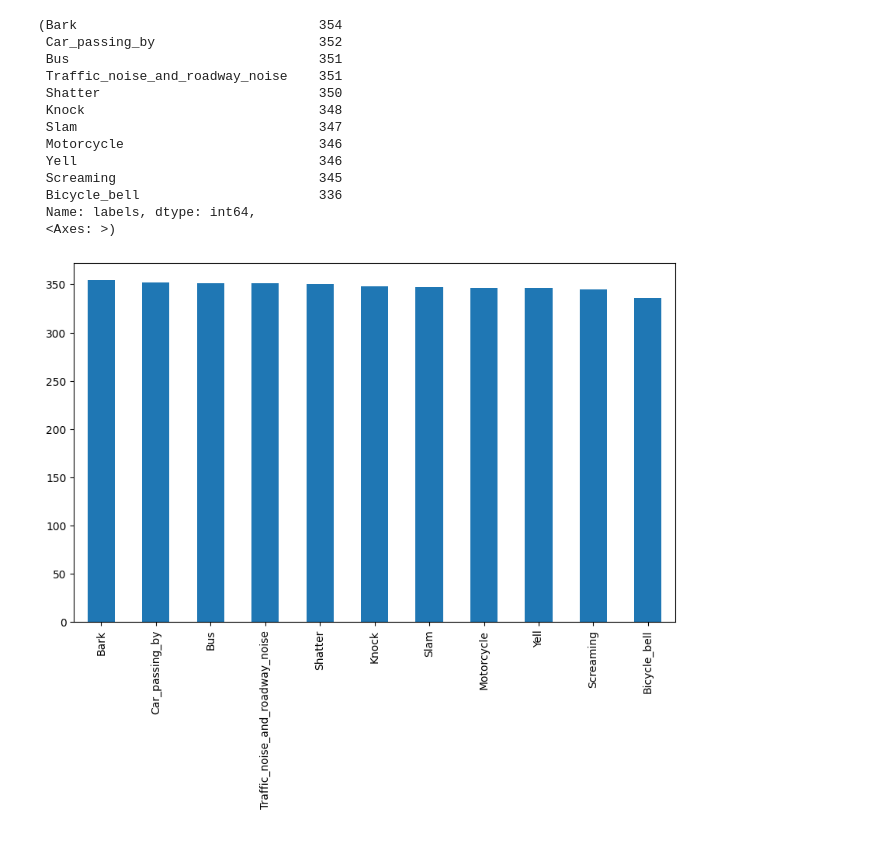
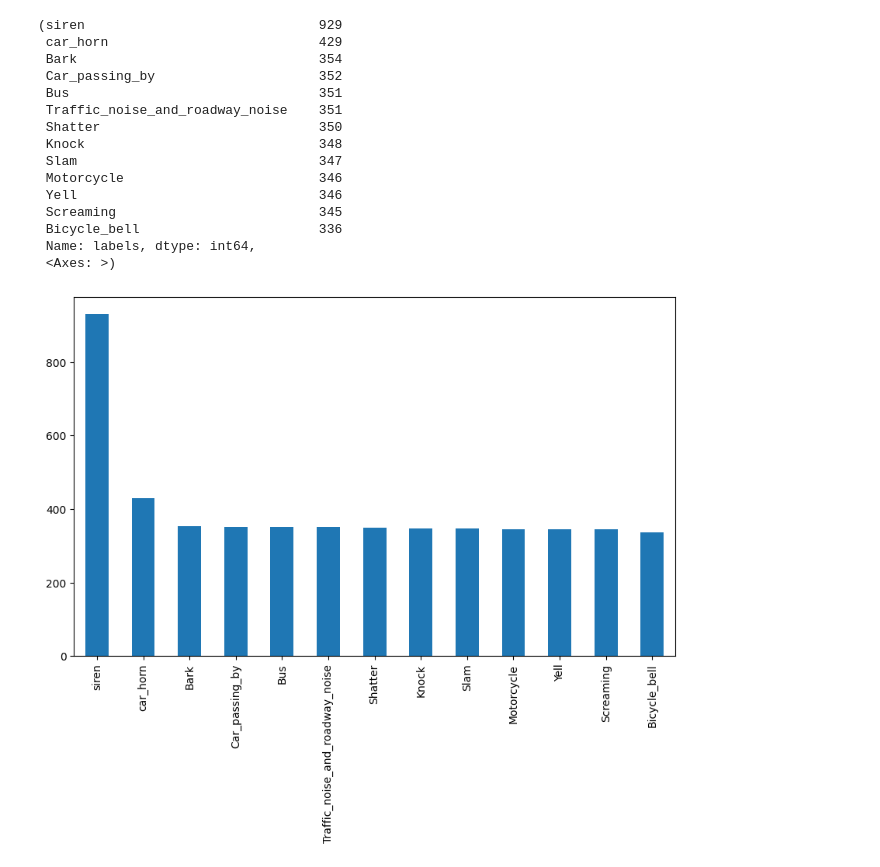
Before and after one commit to Hong-savin/DUNE, a Jupyter notebook: @AI/Sound Classification2/freesound-audio-tagging-2019/AI2.ipynb, the cells around one changed output. Drawn from its saved outputs; the diff is of its cells as text; code cells hidden in the pictures.

```diff
--- a/@AI/Sound Classification2/freesound-audio-tagging-2019/AI2.ipynb
+++ b/@AI/Sound Classification2/freesound-audio-tagging-2019/AI2.ipynb
@@ -5,10 +5,12 @@ from sklearn.preprocessing import MultiLabelBinarizer
 # Load the CSV files
 df_curated = pd.read_csv('train_curated.csv')
 df_noisy = pd.read_csv('train_noisy.csv')
-
+df_siren = pd.read_csv('siren.csv')
+df_carhorn = pd.read_csv('car_horn.csv')
 # Paths to the audio files
 audio_path_curated = '/Users/owo/HOUSE/@DUNE/@AI/Sound Classification2/freesound-audio-tagging-2019/train_curated'
 audio_path_noisy = '/Users/owo/HOUSE/@DUNE/@AI/Sound Classification2/freesound-audio-tagging-2019/train_noisy'
 
 # Concatenate the DataFrames
-df = pd.concat([df_curated, df_noisy], ignore_index=True)
+df = pd.concat([df_curated,df_noisy,df_siren,df_carhorn], ignore_index=True)
+df
@@ -35,9 +51,9 @@ df_curated = drop_unloadable_files(df_curated, audio_path_curated)
 df_noisy = drop_unloadable_files(df_noisy, audio_path_noisy)
 
 # Concatenate the curated and noisy DataFrames
-df = pd.concat([df_curated, df_noisy], ignore_index=True)
-df.to_csv('train_concat_drop.csv', index=False)
-df
+df_1 = pd.concat([df_curated, df_noisy,df_siren,df_carhorn], ignore_index=True)
+df_1.to_csv('train_concat_drop.csv', index=False)
+df_1
 # %% [output]
 |  | fname | labels |
 | 0 | 0006ae4e.wav | Bark |
@@ -58,7 +74,9 @@ import pandas as pd
 
 try:
     # Split the labels on the commas to create a list of labels for each sample
-    df['labels'] = df['labels'].str.split(',')
+    df['labels'] = df_1['labels'].str.split(',')
 except:
-    df = pd.read_csv('train_concat.csv')
-    df['labels'] = df['labels'].str.split(',')
+    df = pd.read_csv('train_concat_drop.csv')
+    df['labels'] = df_1['labels'].str.split(',')
+    print('load concat csv')
+df
@@ -65,34 +97,36 @@ except:
 # %%
 # Explode the DataFrame on the 'labels' column
 df_exploded = df.explode('labels')
 
 # Select the labels
 selected_labels = ['Motorcycle', 'Slam', 'Yell', 'Screaming', 'Bus',
                    'Traffic_noise_and_roadway_noise', 'Car_passing_by',
-                   'Bicycle_bell', 'Knock', 'Bark', 'Scream', 'Shatter']
+                   'Bicycle_bell', 'Knock', 'Bark', 'Scream', 'Shatter','siren','car_horn']
 
 # Filter the data
 df_filtered = df_exploded[df_exploded['labels'].isin(selected_labels)]
 
 # Count the number of occurrences of each label
 label_counts = df_filtered['labels'].value_counts()
 
 label_counts, label_counts.plot(kind='bar', figsize=(10, 6))
 # %% [output]
-(Bark                               354
+(siren                              929
+ car_horn                           429
+ Bark                               354
  Car_passing_by                     352
  Bus                                351
  Traffic_noise_and_roadway_noise    351
  Shatter                            350
  Knock                              348
  Slam                               347
  Motorcycle                         346
  Yell                               346
  Screaming                          345
  Bicycle_bell                       336
  Name: labels, dtype: int64,
  <Axes: >)
-[figure, old version]
+[figure, new version]
 # %%
 from sklearn.preprocessing import MultiLabelBinarizer
 
```
Also changed, not shown: parts of 17 cells of this notebook, 8 other files.
